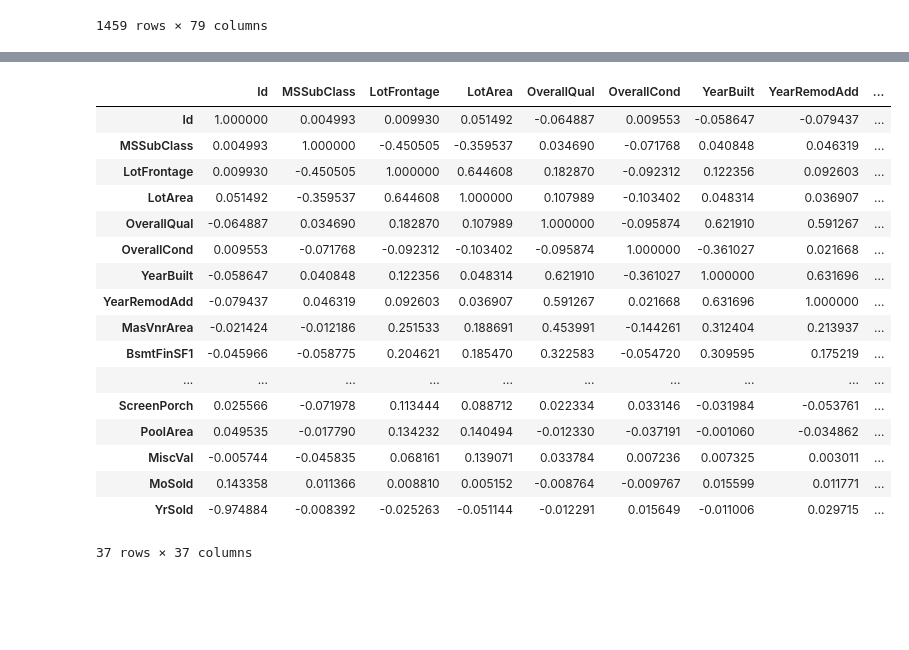
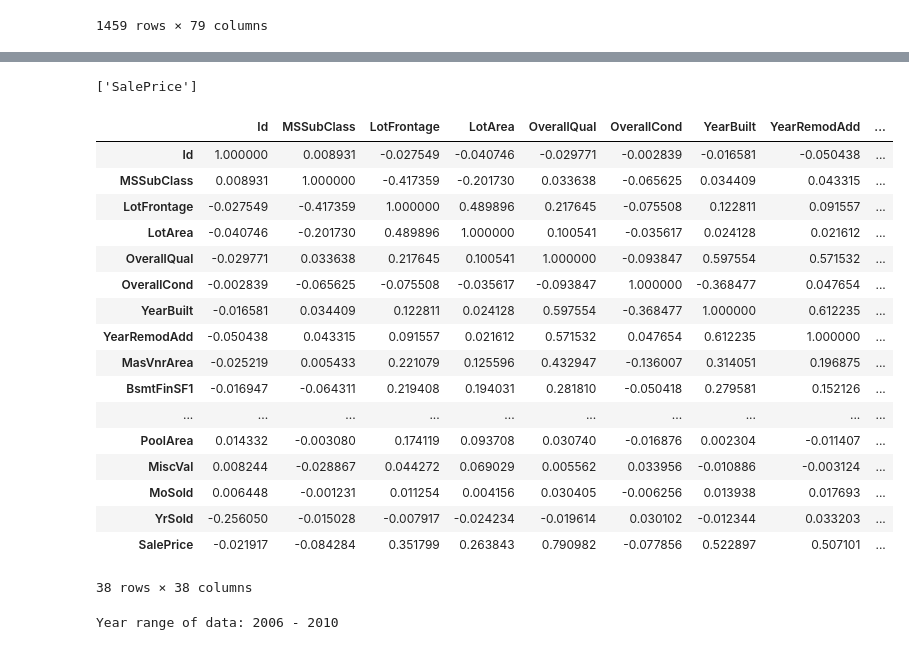
Before and after one commit to tothanhdat2006/kaggle-practice, a Jupyter notebook: home-data-for-ml-course/homedata.ipynb, the cells around one changed output, grey strips where cells are left out. Drawn from its saved outputs; the diff is of its cells as text; code cells hidden in the pictures; blank space fills up the shorter version.

```diff
--- a/home-data-for-ml-course/homedata.ipynb
+++ b/home-data-for-ml-course/homedata.ipynb
@@ -11,7 +12,7 @@ import matplotlib.pyplot as plt
 Load data
 # %%
 train_data = pd.read_csv('train.csv')
-train_data = pd.read_csv('test.csv')
+test_data = pd.read_csv('test.csv')
 # %% [markdown]
 Explore data
 # %%
@@ -27,5 +28,6 @@ train_data.head(5)
 # %%
 train_data.set_index('Id')
+test_data.set_index('Id')
 # %% [output]
 |  | MSSubClass | MSZoning | LotFrontage | LotArea | Street | Alley | LotShape | LandContour | Utilities | ... |
 | Id |  |  |  |  |  |  |  |  |  | ... |
@@ -41,4 +43,6 @@ train_data.set_index('Id')
 | 2918 | 85 | RL | 62.0 | 10441 | Pave | NaN | Reg | Lvl | AllPub | ... |
 | 2919 | 60 | RL | 74.0 | 9627 | Pave | NaN | Reg | Lvl | AllPub | ... |
 1459 rows × 79 columns
+# %%
+df = pd.concat([train_data, test_data])
 # %%
@@ -77,21 +81,30 @@ train_data.describe()
+# %%
+unique_vars = [x for x in list(train_data.columns) if x not in list(test_data.columns)]
+unique_vars
+# %% [output]
+['SalePrice']
 # %%
-train_data.select_dtypes(exclude = 'object').corr()
+df.select_dtypes(exclude = 'object').corr()
 # %% [output]
 |  | Id | MSSubClass | LotFrontage | LotArea | OverallQual | OverallCond | YearBuilt | YearRemodAdd | ... |
-| Id | 1.000000 | 0.004993 | 0.009930 | 0.051492 | -0.064887 | 0.009553 | -0.058647 | -0.079437 | ... |
-| MSSubClass | 0.004993 | 1.000000 | -0.450505 | -0.359537 | 0.034690 | -0.071768 | 0.040848 | 0.046319 | ... |
-| LotFrontage | 0.009930 | -0.450505 | 1.000000 | 0.644608 | 0.182870 | -0.092312 | 0.122356 | 0.092603 | ... |
-| LotArea | 0.051492 | -0.359537 | 0.644608 | 1.000000 | 0.107989 | -0.103402 | 0.048314 | 0.036907 | ... |
-| OverallQual | -0.064887 | 0.034690 | 0.182870 | 0.107989 | 1.000000 | -0.095874 | 0.621910 | 0.591267 | ... |
-| OverallCond | 0.009553 | -0.071768 | -0.092312 | -0.103402 | -0.095874 | 1.000000 | -0.361027 | 0.021668 | ... |
-| YearBuilt | -0.058647 | 0.040848 | 0.122356 | 0.048314 | 0.621910 | -0.361027 | 1.000000 | 0.631696 | ... |
-| YearRemodAdd | -0.079437 | 0.046319 | 0.092603 | 0.036907 | 0.591267 | 0.021668 | 0.631696 | 1.000000 | ... |
-| MasVnrArea | -0.021424 | -0.012186 | 0.251533 | 0.188691 | 0.453991 | -0.144261 | 0.312404 | 0.213937 | ... |
-| BsmtFinSF1 | -0.045966 | -0.058775 | 0.204621 | 0.185470 | 0.322583 | -0.054720 | 0.309595 | 0.175219 | ... |
+| Id | 1.000000 | 0.008931 | -0.027549 | -0.040746 | -0.029771 | -0.002839 | -0.016581 | -0.050438 | ... |
+| MSSubClass | 0.008931 | 1.000000 | -0.417359 | -0.201730 | 0.033638 | -0.065625 | 0.034409 | 0.043315 | ... |
+| LotFrontage | -0.027549 | -0.417359 | 1.000000 | 0.489896 | 0.217645 | -0.075508 | 0.122811 | 0.091557 | ... |
+| LotArea | -0.040746 | -0.201730 | 0.489896 | 1.000000 | 0.100541 | -0.035617 | 0.024128 | 0.021612 | ... |
+| OverallQual | -0.029771 | 0.033638 | 0.217645 | 0.100541 | 1.000000 | -0.093847 | 0.597554 | 0.571532 | ... |
+| OverallCond | -0.002839 | -0.065625 | -0.075508 | -0.035617 | -0.093847 | 1.000000 | -0.368477 | 0.047654 | ... |
+| YearBuilt | -0.016581 | 0.034409 | 0.122811 | 0.024128 | 0.597554 | -0.368477 | 1.000000 | 0.612235 | ... |
+| YearRemodAdd | -0.050438 | 0.043315 | 0.091557 | 0.021612 | 0.571532 | 0.047654 | 0.612235 | 1.000000 | ... |
+| MasVnrArea | -0.025219 | 0.005433 | 0.221079 | 0.125596 | 0.432947 | -0.136007 | 0.314051 | 0.196875 | ... |
+| BsmtFinSF1 | -0.016947 | -0.064311 | 0.219408 | 0.194031 | 0.281810 | -0.050418 | 0.279581 | 0.152126 | ... |
 | ... | ... | ... | ... | ... | ... | ... | ... | ... | ... |
-| ScreenPorch | 0.025566 | -0.071978 | 0.113444 | 0.088712 | 0.022334 | 0.033146 | -0.031984 | -0.053761 | ... |
-| PoolArea | 0.049535 | -0.017790 | 0.134232 | 0.140494 | -0.012330 | -0.037191 | -0.001060 | -0.034862 | ... |
-| MiscVal | -0.005744 | -0.045835 | 0.068161 | 0.139071 | 0.033784 | 0.007236 | 0.007325 | 0.003011 | ... |
-| MoSold | 0.143358 | 0.011366 | 0.008810 | 0.005152 | -0.008764 | -0.009767 | 0.015599 | 0.011771 | ... |
-| YrSold | -0.974884 | -0.008392 | -0.025263 | -0.051144 | -0.012291 | 0.015649 | -0.011006 | 0.029715 | ... |
+| PoolArea | 0.014332 | -0.003080 | 0.174119 | 0.093708 | 0.030740 | -0.016876 | 0.002304 | -0.011407 | ... |
+| MiscVal | 0.008244 | -0.028867 | 0.044272 | 0.069029 | 0.005562 | 0.033956 | -0.010886 | -0.003124 | ... |
+| MoSold | 0.006448 | -0.001231 | 0.011254 | 0.004156 | 0.030405 | -0.006256 | 0.013938 | 0.017693 | ... |
+| YrSold | -0.256050 | -0.015028 | -0.007917 | -0.024234 | -0.019614 | 0.030102 | -0.012344 | 0.033203 | ... |
+| SalePrice | -0.021917 | -0.084284 | 0.351799 | 0.263843 | 0.790982 | -0.077856 | 0.522897 | 0.507101 | ... |
-37 rows × 37 columns
+38 rows × 38 columns
+# %%
+print(f'Year range of data: {df.YrSold.min()} - {df.YrSold.max()}')
+# %% [output]
+Year range of data: 2006 - 2010
```
Also changed, not shown: parts of 40 cells of this notebook.
